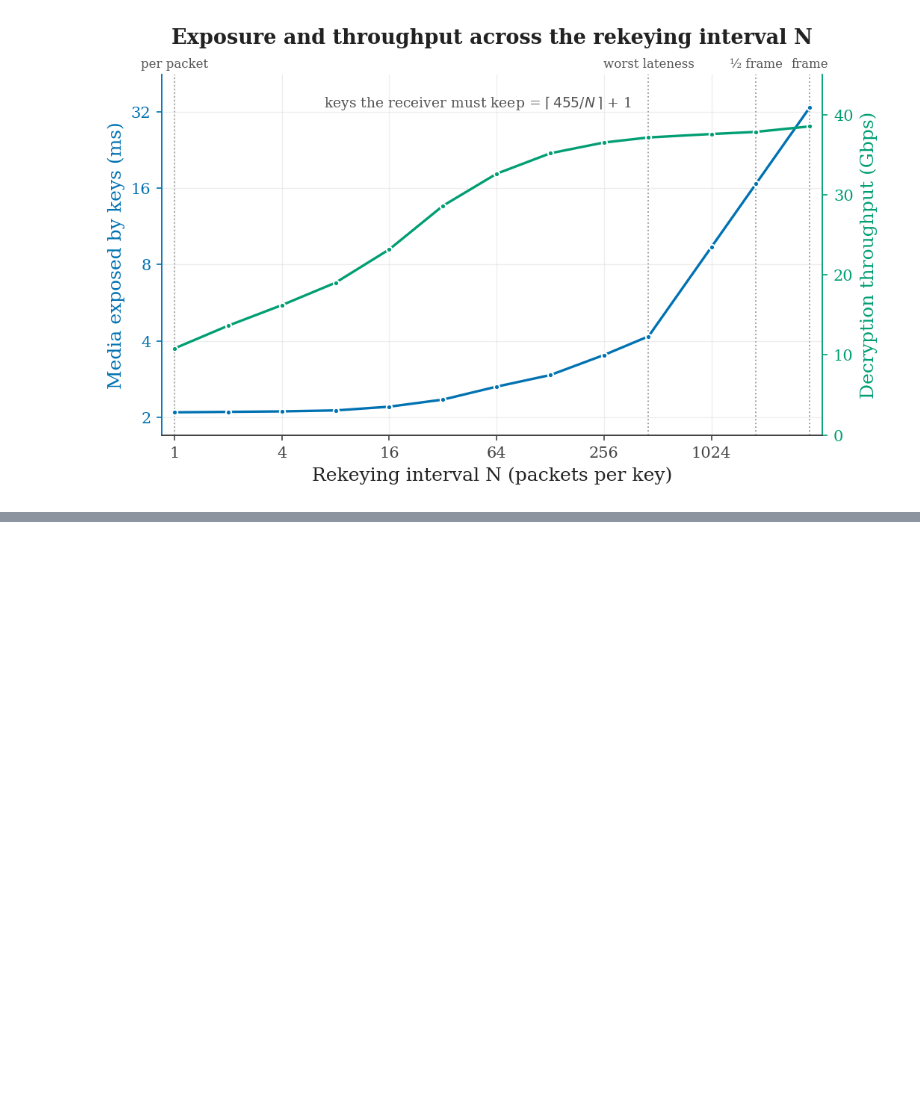
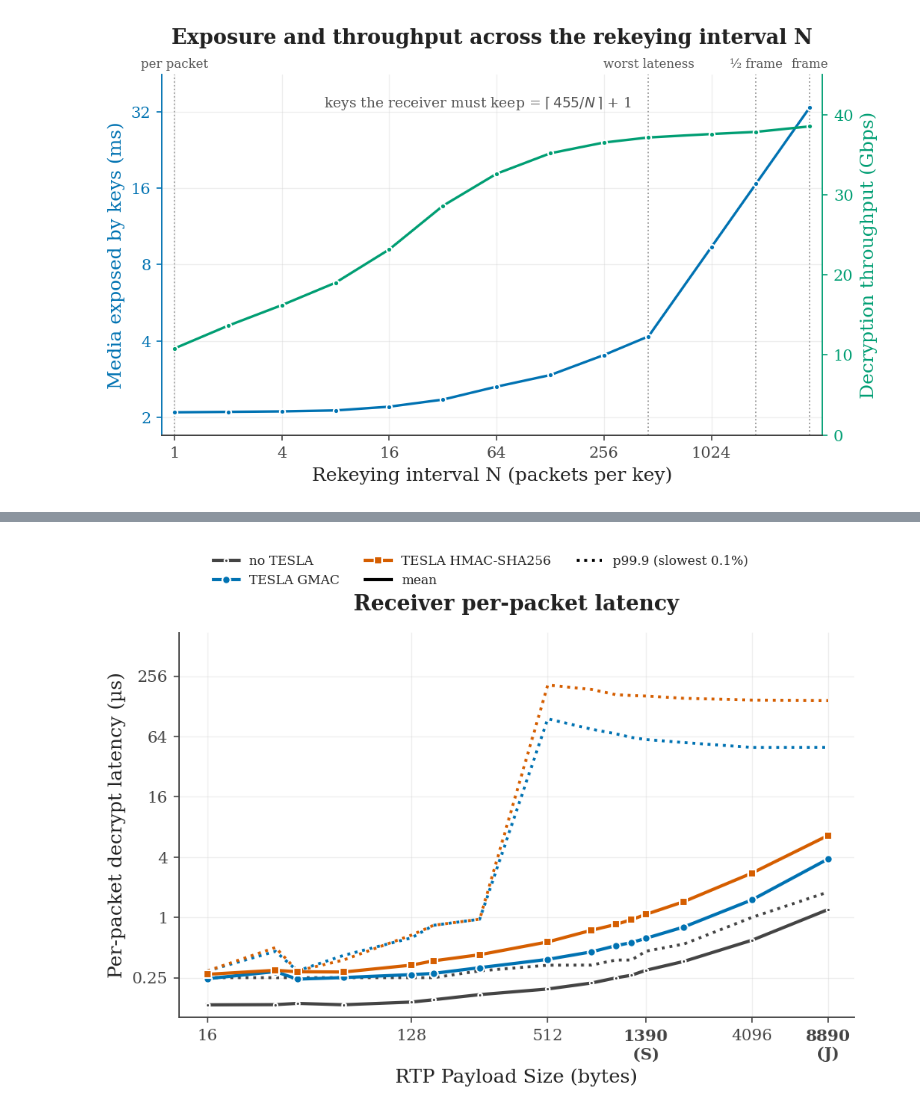
Before and after one commit to spring-epfl/SafeCast, a Jupyter notebook: figures_from_benches.ipynb, the cells around one changed output, grey strips where cells are left out. Drawn from its saved outputs; the diff is of its cells as text; code cells hidden in the pictures; blank space fills up the shorter version.

```diff
--- a/figures_from_benches.ipynb
+++ b/figures_from_benches.ipynb
@@ -2017,0 +2106,56 @@ plt.show()
+# %%
+# --- Figure 19: receiver latency, mean (solid) and p99.9 (dotted) ---
+from matplotlib.lines import Line2D
+
+# per (mac, payload): the mean call and the p99.9, receiver side
+tesla_lat = {}
+with open(TESLA_CSV) as f:
+    for r in csv.DictReader(f):
+        if r['side'] == 'receiver':
+            tesla_lat.setdefault(r['mac'], {})[int(r['payload'])] = (
+                float(r['mean_ns']), float(r['p99_9_ns']))
+
+# the y ticks (us, log scale)
+Y_TICKS = [0.25, 1, 4, 16, 64, 256, 1024, 4096]
+
+fig, ax = plt.subplots(figsize=(6.8, 4.6))
+# gray = no TESLA, blue = GMAC, orange = HMAC
+for mac, label, color, _ls, marker in TESLA_LINES:
+    ser = tesla_lat[mac]
+    xs = np.array(sorted(ser.keys()))
+    mean = np.array([ser[s][0] for s in xs]) / 1000
+    p999 = np.array([ser[s][1] for s in xs]) / 1000
+    ax.plot(xs, mean, color=color, marker=marker, ls='-', lw=2, markersize=5, zorder=5)
+    ax.plot(xs, p999, color=color, ls=':', lw=1.8, zorder=4)
+
+ax.set_xscale('log', base=2)
+ax.set_xticks(TESLA_XT); ax.set_xticklabels(TESLA_XL)
+ax.xaxis.set_minor_formatter(ticker.NullFormatter())
+for lbl in ax.xaxis.get_ticklabels():
+    if '(S)' in lbl.get_text() or '(J)' in lbl.get_text():
+        lbl.set_fontweight('bold')
+ax.set_yscale('log')
+ax.set_yticks(Y_TICKS)
+ax.set_yticklabels([f'{t:g}' for t in Y_TICKS])
+ax.yaxis.set_minor_locator(ticker.NullLocator())
+ax.set_xlabel('RTP Payload Size (bytes)')
+ax.set_ylabel('Per-packet decrypt latency (\u00b5s)')
+ax.set_xlim(12, 8890 * 1.3)
+ax.set_ylim(0.1, 700)
+
+# one legend row above the panel: color says the variant, line style says
+# which statistic the line shows
+handles = [Line2D([], [], color=c, marker=m, ls='-', lw=2, markersize=5, label=l)
+           for _mac, l, c, _ls, m in TESLA_LINES]
+handles += [Line2D([], [], color='black', ls='-', lw=2, label='mean'),
+            Line2D([], [], color='black', ls=':', lw=1.8, label='p99.9 (slowest 0.1%)')]
+fig.legend(handles=handles, loc='upper center', bbox_to_anchor=(0.5, 1.06), ncols=3,
+           fontsize=8, frameon=False)
+
+ax.set_title('Receiver per-packet latency', pad=14)
+plt.tight_layout()
+plt.savefig(FIGURES_DIR / 'fig19_tesla_tails.pdf')
+plt.savefig(FIGURES_DIR / 'fig19_tesla_tails.png')
+plt.show()
+# %% [output]
+[figure, added]
```
Also changed, not shown: parts of 47 cells of this notebook, 6 other files.
